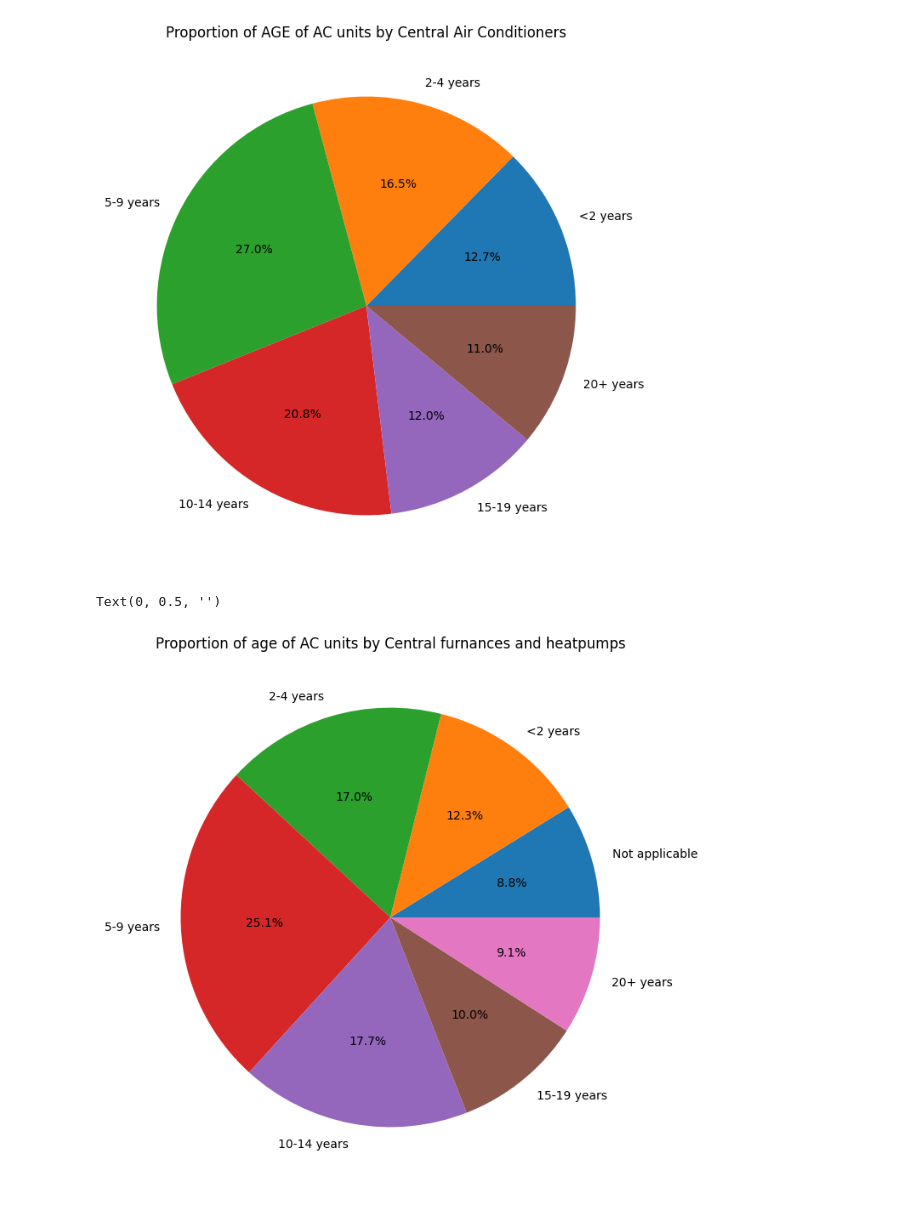
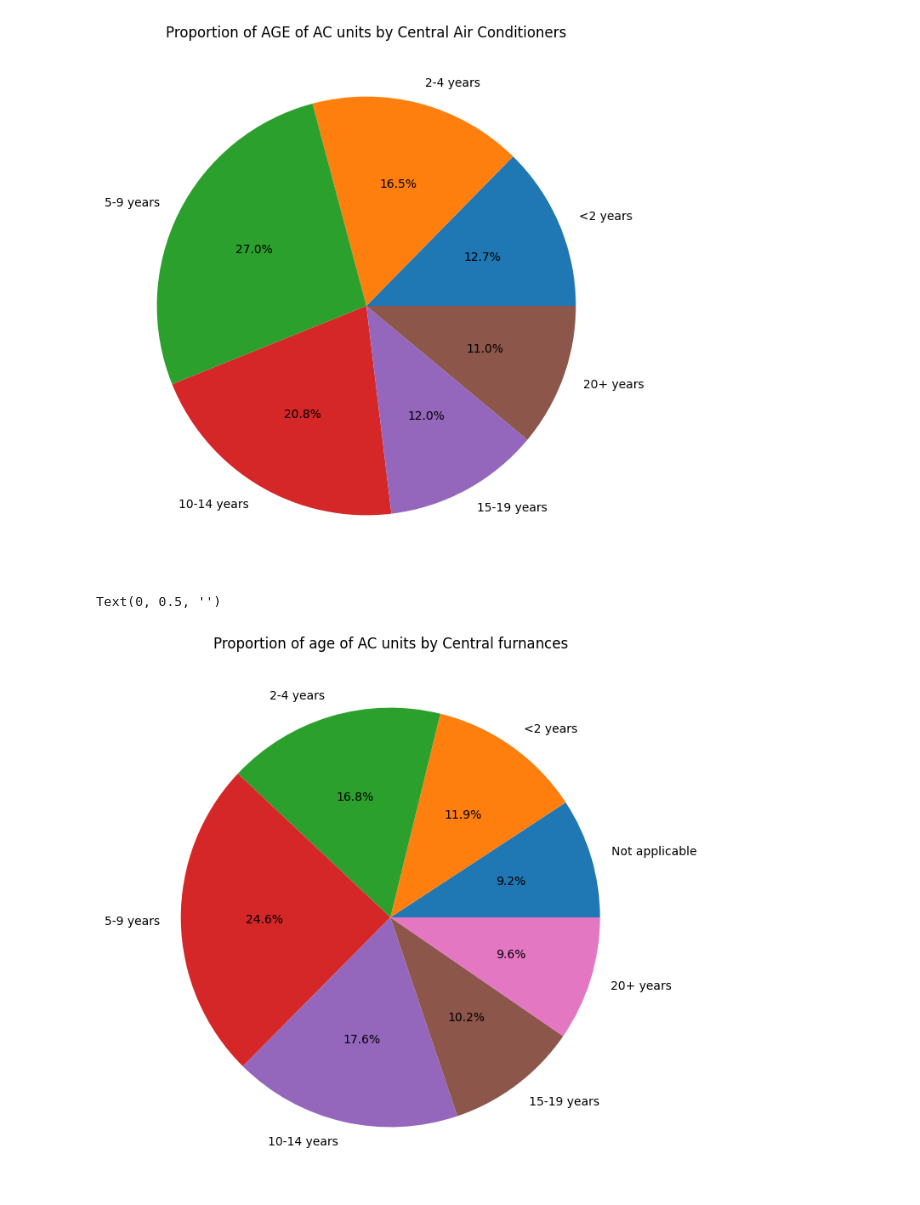
Before and after one commit to JadenFaste/AHRIData, a Jupyter notebook: AHRIAnalysis_V02.ipynb, the cells around one changed output. Drawn from its saved outputs; the diff is of its cells as text; code cells hidden in the pictures.

```diff
--- a/AHRIAnalysis_V02.ipynb
+++ b/AHRIAnalysis_V02.ipynb
@@ -552,33 +552,33 @@ Text(0, 0.5, '')
 import pandas as pd
 import numpy as np
 import matplotlib.pyplot as plt
 
 filepath = 'https://raw.githubusercontent.com/JadenFaste/AHRIData/main/recs2020_public_v7.csv'
 df = pd.read_csv(filepath)
 
 # Calculate the counts for the whole dataset
 acequimp_counts = df['ACEQUIPAGE'].value_counts().sort_index()
 
-df_CAC = df[df['EQUIPM'].isin([3,4])]
+df_CAC = df[df['EQUIPM'] == 3]
 acequimp_counts_CAC = df_CAC['ACEQUIPAGE'].value_counts().sort_index()
 
 
 index_map = {
     1: '<2 years',
     2: '2-4 years',
     3: '5-9 years',
     4: '10-14 years',
     5: '15-19 years',
     6: '20+ years',
     -2: 'Not applicable'
 }
 
 # Replace the index values with the new labels
 acequimp_counts.index = acequimp_counts.index.map(index_map)
 acequimp_counts_CAC.index = acequimp_counts_CAC.index.map(index_map)
 
-pie_chart = acequimp_counts_CAC.plot(kind='pie', title='Proportion of age of AC units by Central furnances and heatpumps', figsize=(8, 8), autopct='%1.1f%%')
+pie_chart = acequimp_counts_CAC.plot(kind='pie', title='Proportion of age of AC units by Central furnances', figsize=(8, 8), autopct='%1.1f%%')
 pie_chart.set_ylabel('')
 # %% [output]
 Text(0, 0.5, '')
-[figure, old version]
+[figure, new version]
```
Also changed, not shown: parts of 1 cell of this notebook.
